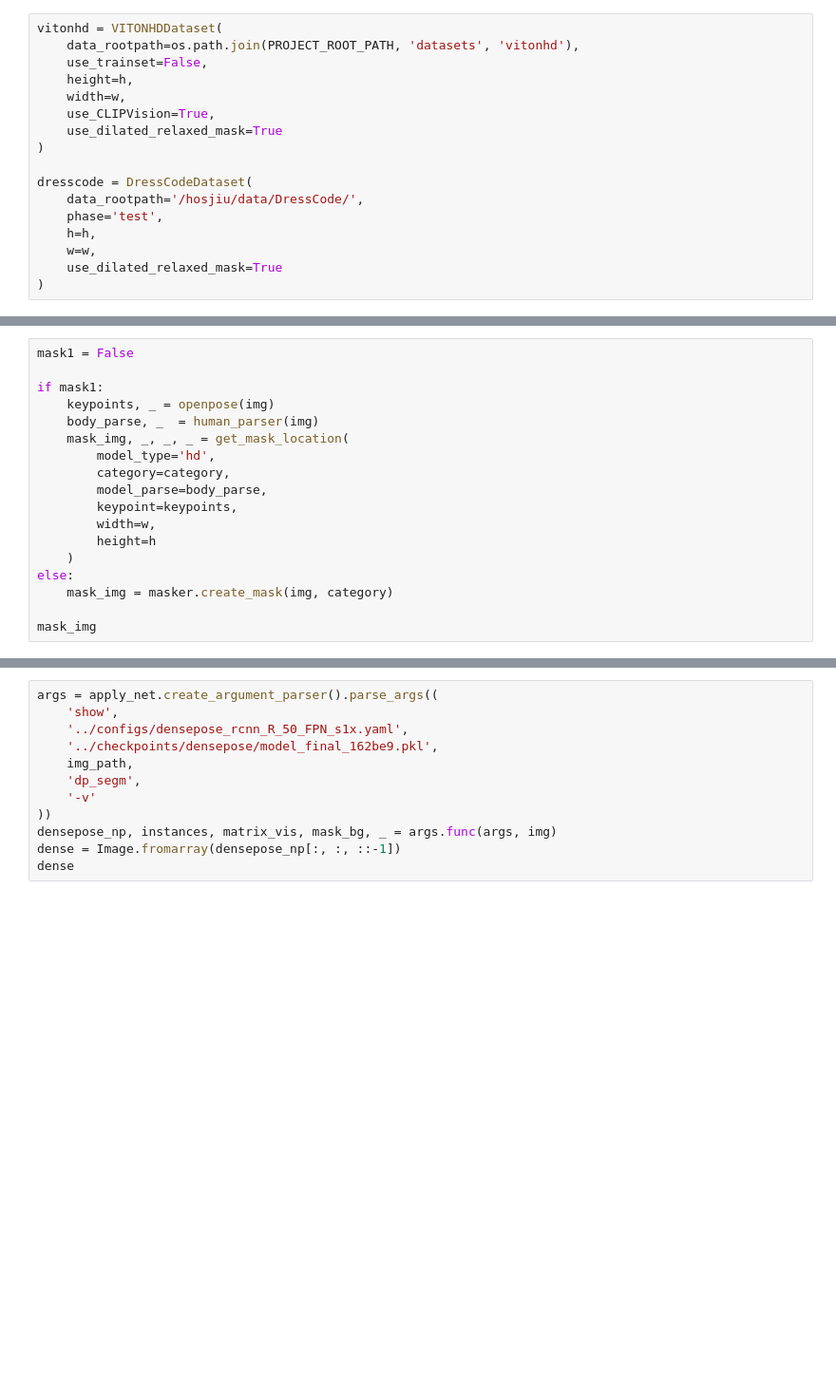
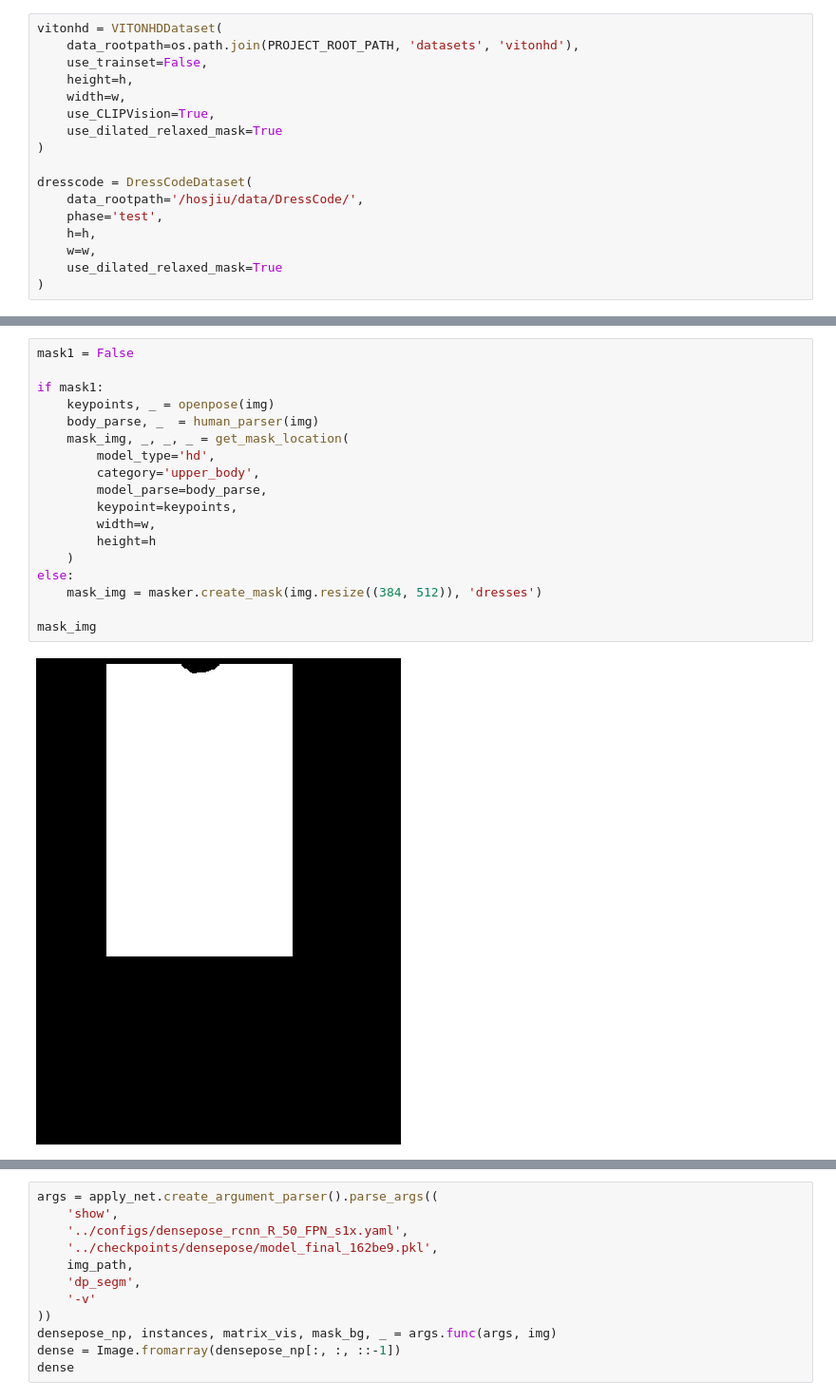
Before and after one commit to hosjiu1702/H-engine, a Jupyter notebook: notebooks/__wild_spacat_outfits_vs_persons.ipynb, the cells around one changed output, grey strips where cells are left out. Shown at 95% size. Drawn from its saved outputs; the diff is of its cells as text; blank space fills up the shorter version.

```diff
--- a/notebooks/__wild_spacat_outfits_vs_persons.ipynb
+++ b/notebooks/__wild_spacat_outfits_vs_persons.ipynb
@@ -163,19 +180,21 @@ img
 # %%
 mask1 = False
 
 if mask1:
     keypoints, _ = openpose(img)
     body_parse, _  = human_parser(img)
     mask_img, _, _, _ = get_mask_location(
         model_type='hd',
-        category=category,
+        category='upper_body',
         model_parse=body_parse,
         keypoint=keypoints,
         width=w,
         height=h
     )
 else:
-    mask_img = masker.create_mask(img, category)
+    mask_img = masker.create_mask(img.resize((384, 512)), 'dresses')
 
 mask_img
+# %% [output]
+[figure, added]
 # %%
```
Also changed, not shown: parts of 6 cells of this notebook, 1 other file.
